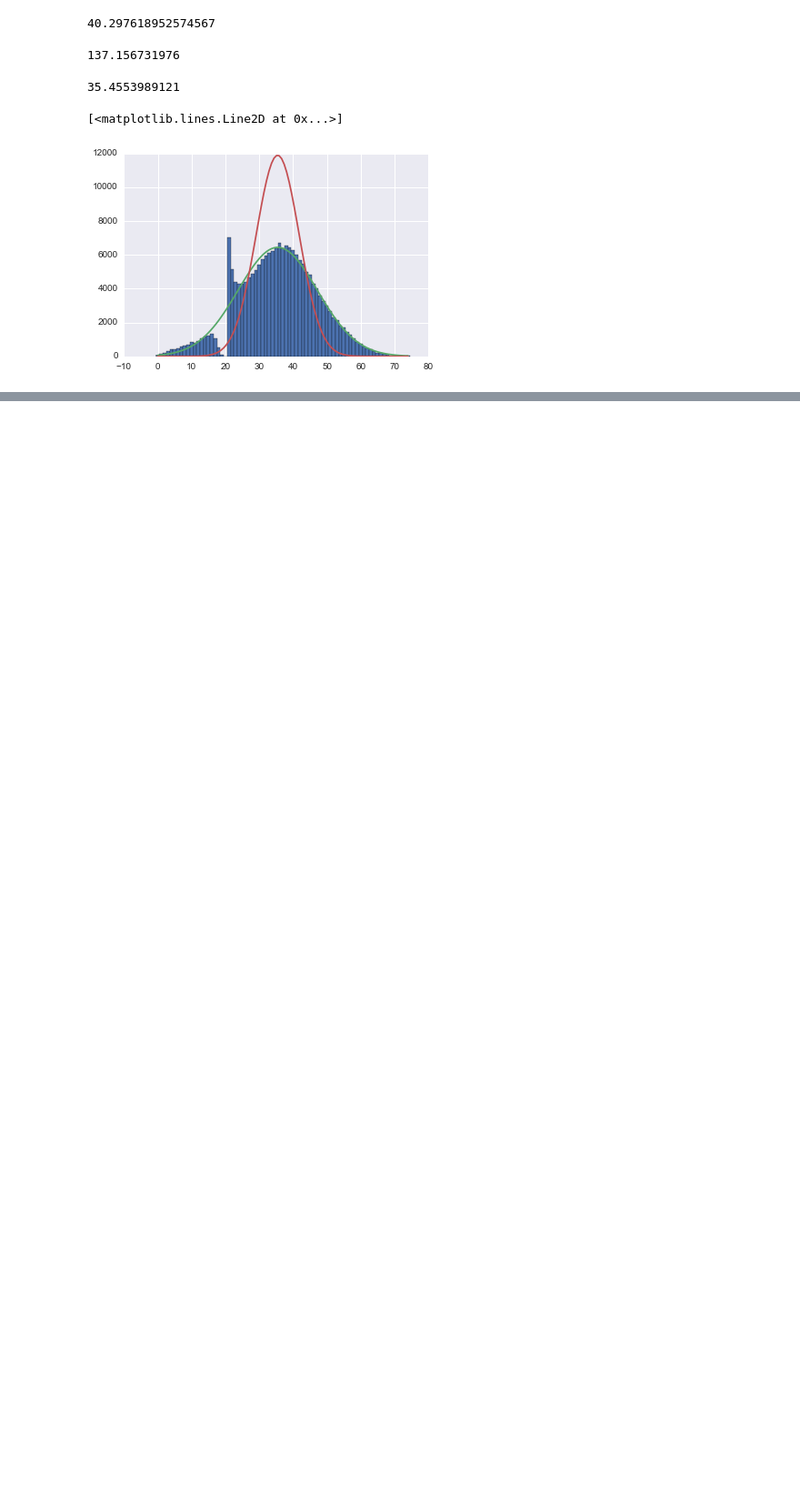
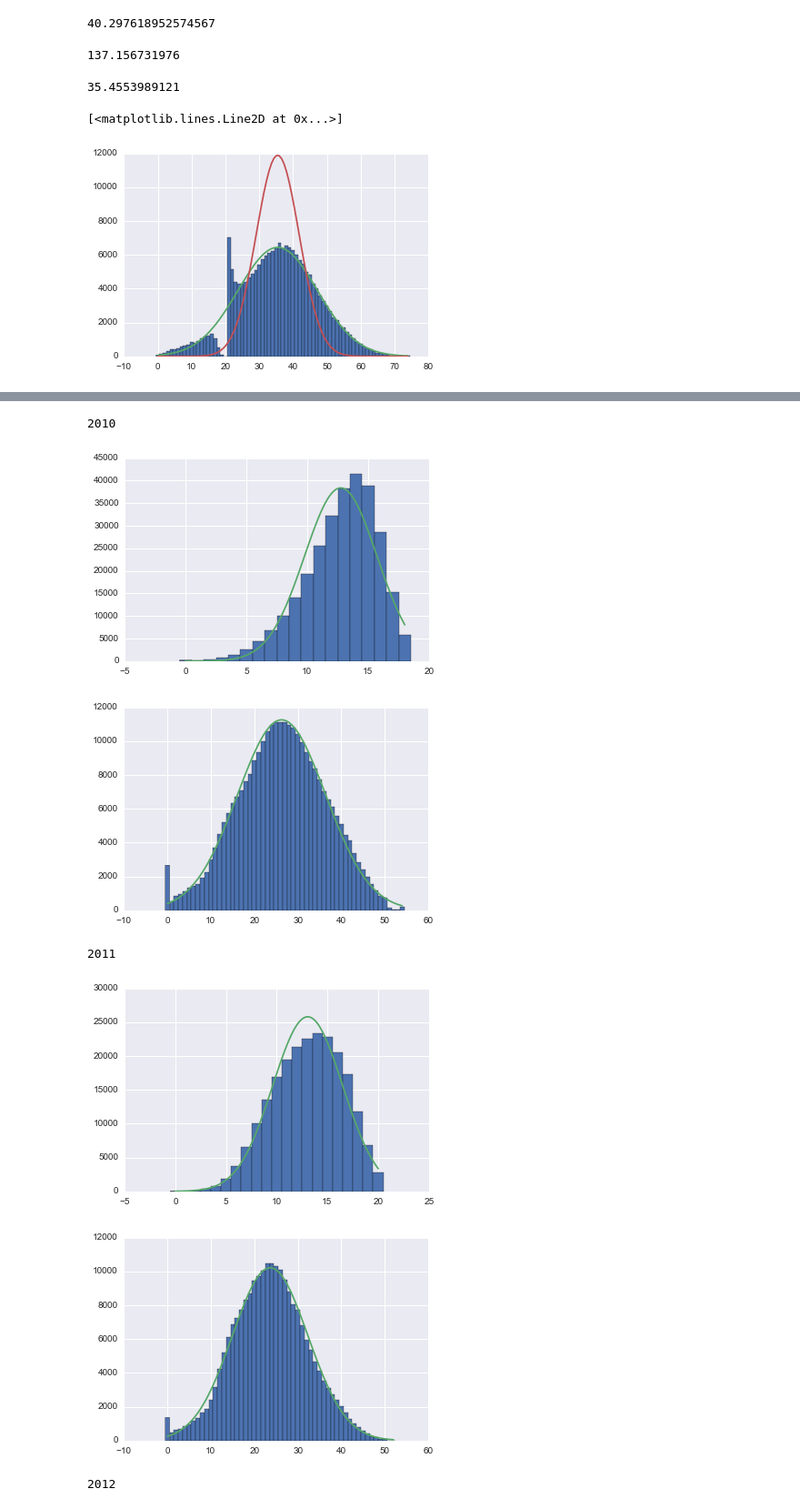
Before and after one commit to stared/delab-matury, a Jupyter notebook: eksploracje/zalamek_2.ipynb, the cells around one changed output, grey strips where cells are left out. Shown at 91% size. Saved outputs shown, nothing was run; the diff lists cells and outputs as text; code cells hidden in the pictures; blank space fills up the shorter version.

Commit message:
interference patterns

```diff
--- a/eksploracje/zalamek_2.ipynb
+++ b/eksploracje/zalamek_2.ipynb
@@ -137,0 +208,22 @@ plt.plot(X, Y2 * len(df_p_w2))
+# %%
+def gaussian_interference_year(year):
+    df = laduj_tylko_punkty("../dane/wyniki/j._polski_podstawowa_{}.csv".format(year))
+    df = relabel_pol_q(df)
+    df = df_one_version(df, 1)  # the most numerous variant
+    plot_gaussian_fit(df[[col for col in df if col.startswith("co")]])
+    plt.show()
+    plot_gaussian_fit(df[[col for col in df if col.startswith("v")]])
+    plt.show()
+# %%
+for year in range(2010, 2015):
+    print(year)
+    gaussian_interference_year(year)
+    plt.show()
+# %% [output]
+2010
+[figure, added]
+[figure, added]
+2011
+[figure, added]
+[figure, added]
+2012
```
Also changed, not shown: parts of 9 cells of this notebook.
